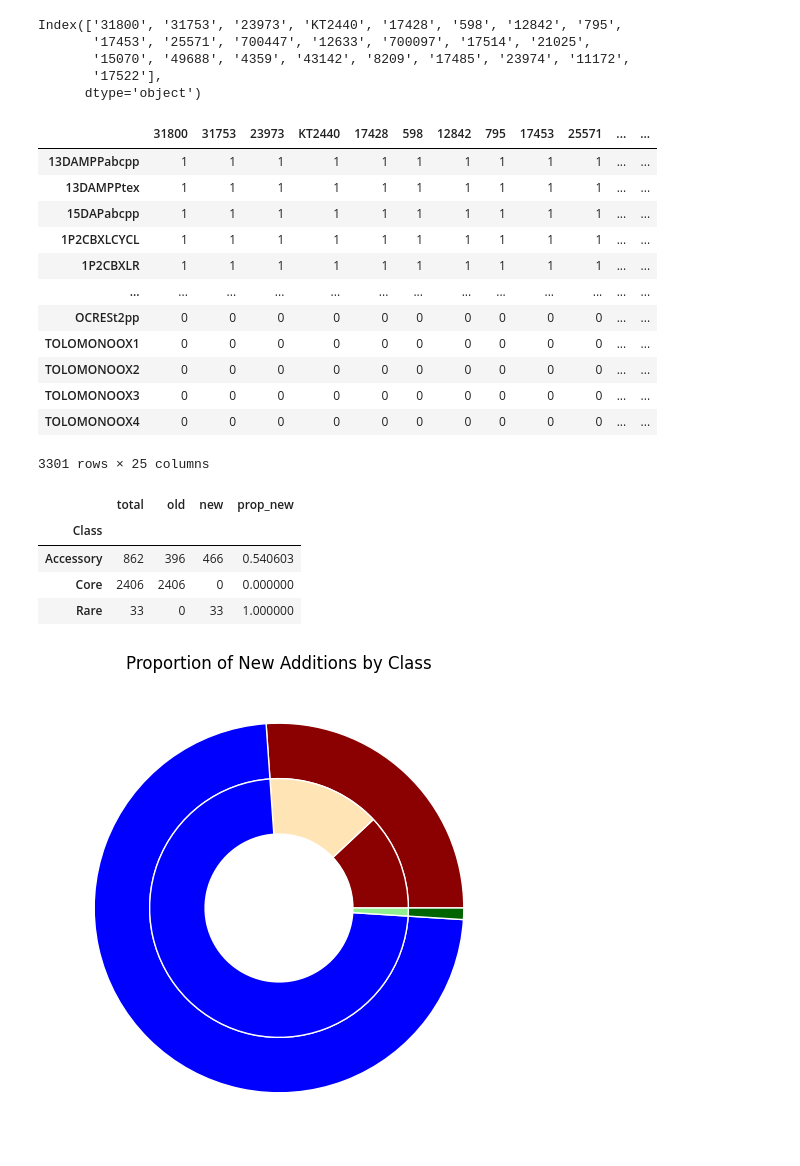
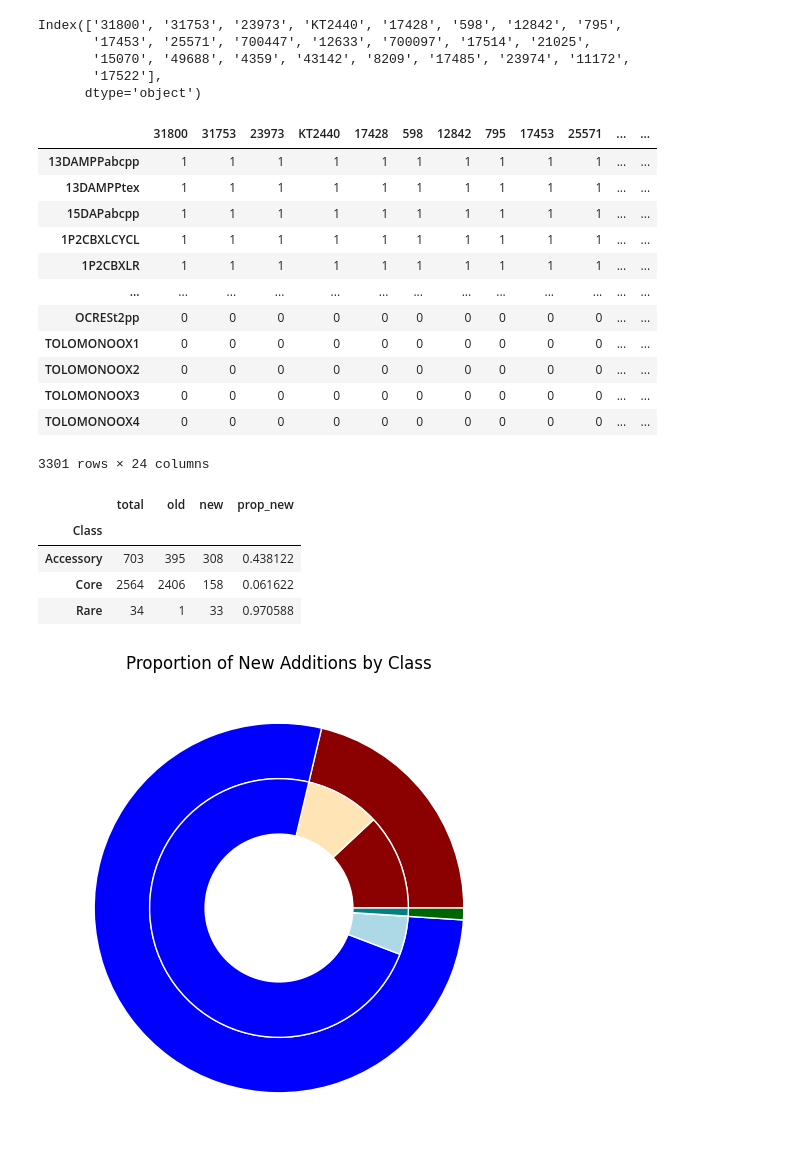
Before and after one commit to SBRG/Pseudomonas_putida_GEMs, a Jupyter notebook: subsystem_annotation.ipynb, the cells around one changed output. Saved outputs shown, nothing was run; the diff lists cells and outputs as text; code cells hidden in the pictures.

```diff
--- a/subsystem_annotation.ipynb
+++ b/subsystem_annotation.ipynb
@@ -299,7 +313,8 @@ plt.savefig('Figures/subsystem_comparison.pdf',dpi=600)
 # %%
 # add subsystems to strain specific models
 # %%
-ignore_models = ['iJN746.xml','iJN1463.json','Pan_putida2-Final.xml','iJN1463.xml']
+#ignore_models = ['iJN746.xml','iJN1463.json','Pan_putida2-Final.xml','iJN1463.xml']
+ignore_models = ['iJN746.xml','Pan_putida2-Final.xml','iJN1463.xml']
 
 import os
 
@@ -353,7 +368,7 @@ metabolic_pangenome_rxns
 | TOLOMONOOX2 | 0 | 0 | 0 | 0 | 0 | 0 | 0 | 0 | 0 | 0 | ... | ... |
 | TOLOMONOOX3 | 0 | 0 | 0 | 0 | 0 | 0 | 0 | 0 | 0 | 0 | ... | ... |
 | TOLOMONOOX4 | 0 | 0 | 0 | 0 | 0 | 0 | 0 | 0 | 0 | 0 | ... | ... |
-3301 rows × 25 columns
+3301 rows × 24 columns
 # %%
 ### Pie chart of core, accessory and rare reactions
 
@@ -413,9 +428,9 @@ summary
 # %% [output]
 |  | total | old | new | prop_new |
 | Class |  |  |  |  |
-| Accessory | 862 | 396 | 466 | 0.540603 |
-| Core | 2406 | 2406 | 0 | 0.000000 |
-| Rare | 33 | 0 | 33 | 1.000000 |
+| Accessory | 703 | 395 | 308 | 0.438122 |
+| Core | 2564 | 2406 | 158 | 0.061622 |
+| Rare | 34 | 1 | 33 | 0.970588 |
 # %%
 # Colors (dark for total, light for new additions)
 colors_dark = {
@@ -424,9 +439,9 @@ colors_dark = {
     "Rare": "darkgreen"
 }
 colors_light = {
-    "Core": "blue",
+    "Core": "lightblue",
     "Accessory": "moccasin",
-    "Rare": "lightgreen"
+    "Rare": "teal"
 }
 
 totals = summary["total"].tolist()
@@ -434,34 +449,34 @@ new_adds = summary["new"].tolist()
 old_parts = (summary["total"] - summary["new"]).tolist()
 
 # Outer ring (total)
 outer_sizes = totals
 outer_colors = [colors_dark[k] for k in summary.index.tolist()]
 
 # Inner ring (old vs new within each category)
 inner_sizes = []
 inner_colors = []
 for k in summary.index.tolist():
     if old_parts[list(summary.index.tolist()).index(k)] > 0:
         inner_sizes.append(old_parts[list(summary.index.tolist()).index(k)])
         inner_colors.append(colors_dark[k])
     if new_adds[list(summary.index.tolist()).index(k)] > 0:
         inner_sizes.append(new_adds[list(summary.index.tolist()).index(k)])
         inner_colors.append(colors_light[k])
 
 # Plot
 fig, ax = plt.subplots(figsize=(6, 6))
 ax.pie(outer_sizes, colors=outer_colors, radius=1, wedgeprops=dict(width=0.3, edgecolor="white"))
 ax.pie(inner_sizes, colors=inner_colors, radius=0.7, wedgeprops=dict(width=0.3, edgecolor="white"))
 
 # Add center circle for donut
 centre_circle = plt.Circle((0,0),0.4,fc='white')
 fig.gca().add_artist(centre_circle)
 
 ax.set(aspect="equal")
 plt.title("Proportion of New Additions by Class")
 plt.show()
 # %% [output]
-[figure, old version]
+[figure, new version]
 # %%
 # --- Exploded donut for old vs new within each class ---
 order = summary.index.tolist()
```
Also changed, not shown: parts of 5 cells of this notebook, 2 other files.
